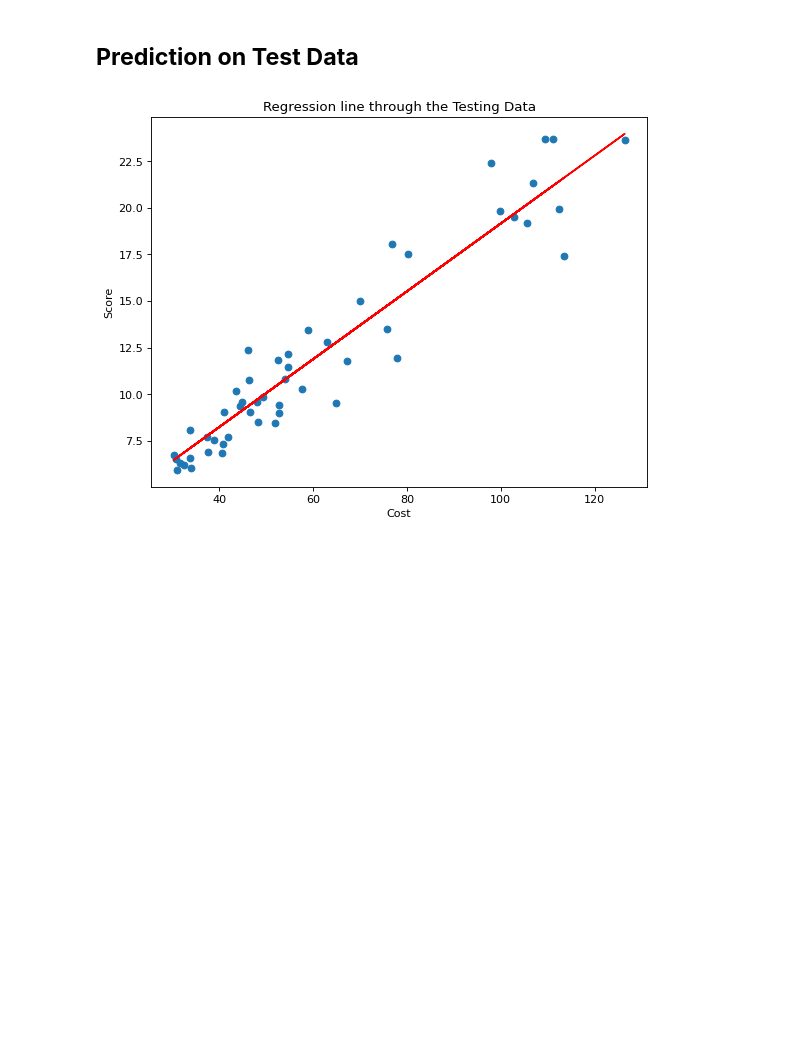
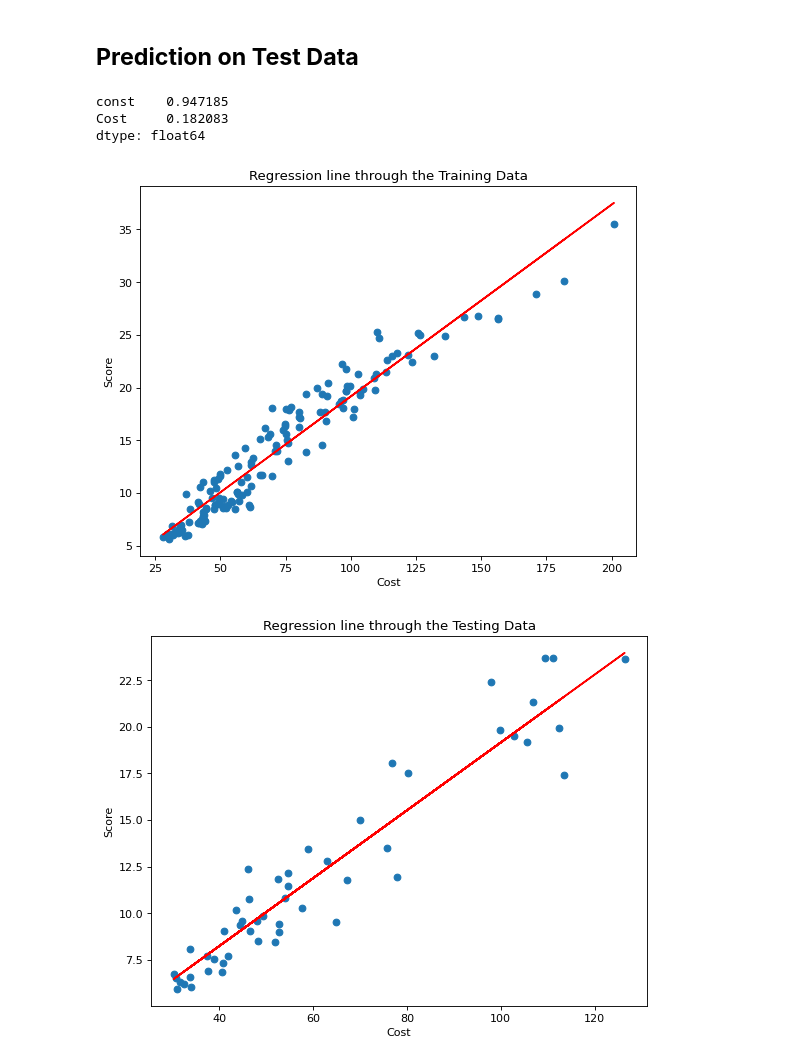
Before and after one commit to M-Abdullah-D/Training_Projects, a Jupyter notebook: Linear Regression Model Project/Notebook.ipynb, the cells around one changed output. Cells and saved outputs as stored; diff of their text form; code cells hidden in the pictures; blank space fills up the shorter version.

```diff
--- a/Linear Regression Model Project/Notebook.ipynb
+++ b/Linear Regression Model Project/Notebook.ipynb
@@ -288,6 +288,27 @@ Notes:
 * Adjusted $R^2$: a corrected goodness-of-fit statistic. It determines the proportion of variance in the target field explained by the input or inputs.
 # %% [markdown]
 ## **Prediction on Test Data**
+# %%
+#Extract the B0, B1
+print(lr.params)
+b0=lr.params[0]
+b1=lr.params[1]
+
+#Plot the fitted line on training data
+figure(figsize=(8, 6), dpi=80)
+plt.scatter(x_train, y_train)
+
+plt.plot(x_train, b0+ b1*x_train, 'r')
+plt.xlabel("Cost")
+plt.ylabel("Score")
+plt.title("Regression line through the Training Data")
+
+plt.show()
+# %% [output]
+const    0.947185
+Cost     0.182083
+dtype: float64
+[figure, added]
 # %%
 #Plot the fitted line on test data
 x_test_with_intercept = sm.add_constant(x_test)
```
Also changed, not shown: parts of 6 cells of this notebook.
